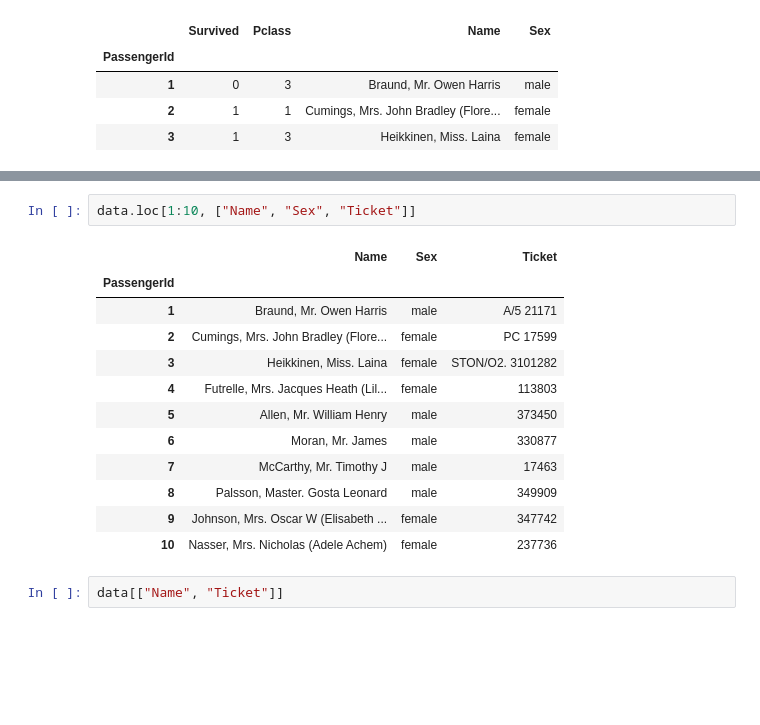
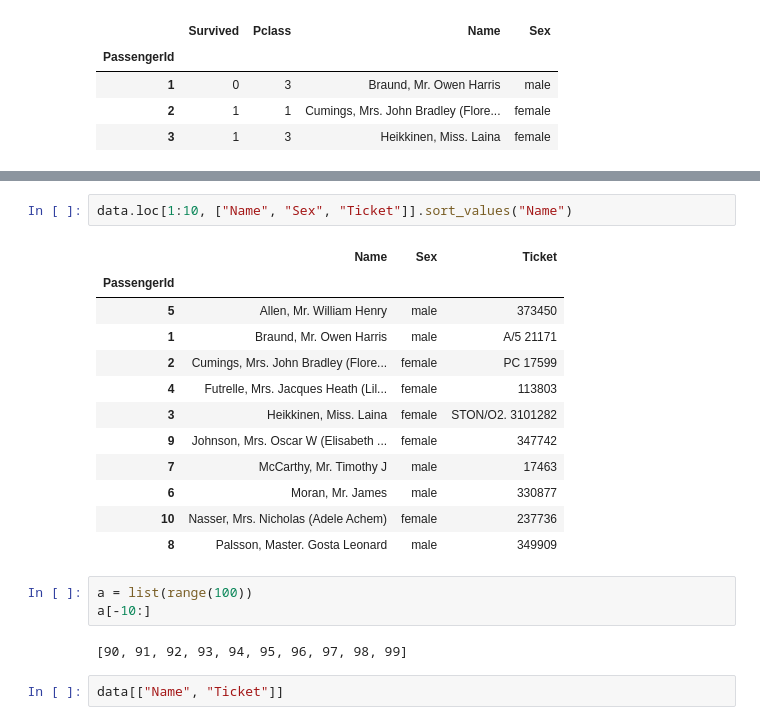
Before and after one commit to Argentan/DMA_LAB2, a Jupyter notebook: tutoriales/02_manejo de datos - pandas.ipynb, the cells around one changed output, grey strips where cells are left out. Saved outputs shown, nothing was run; the diff lists cells and outputs as text; blank space fills up the shorter version.

```diff
--- a/tutoriales/02_manejo de datos - pandas.ipynb
+++ b/tutoriales/02_manejo de datos - pandas.ipynb
@@ -211,20 +279,25 @@ data.iloc[-3:]
 | 890 | 1 | 1 | Behr, Mr. Karl Howell | male | 26.00 | 0 | 0 | 111369 | 30.00 | C148 | ... |
 | 891 | 0 | 3 | Dooley, Mr. Patrick | male | 32.00 | 0 | 0 | 370376 | 7.75 | NaN | ... |
 # %%
-data.loc[1:10, ["Name", "Sex", "Ticket"]]
+data.loc[1:10, ["Name", "Sex", "Ticket"]].sort_values("Name")
 # %% [output]
 |  | Name | Sex | Ticket |
 | PassengerId |  |  |  |
+| 5 | Allen, Mr. William Henry | male | 373450 |
 | 1 | Braund, Mr. Owen Harris | male | A/5 21171 |
 | 2 | Cumings, Mrs. John Bradley (Flore... | female | PC 17599 |
+| 4 | Futrelle, Mrs. Jacques Heath (Lil... | female | 113803 |
 | 3 | Heikkinen, Miss. Laina | female | STON/O2. 3101282 |
-| 4 | Futrelle, Mrs. Jacques Heath (Lil... | female | 113803 |
-| 5 | Allen, Mr. William Henry | male | 373450 |
+| 9 | Johnson, Mrs. Oscar W (Elisabeth ... | female | 347742 |
+| 7 | McCarthy, Mr. Timothy J | male | 17463 |
 | 6 | Moran, Mr. James | male | 330877 |
-| 7 | McCarthy, Mr. Timothy J | male | 17463 |
+| 10 | Nasser, Mrs. Nicholas (Adele Achem) | female | 237736 |
 | 8 | Palsson, Master. Gosta Leonard | male | 349909 |
-| 9 | Johnson, Mrs. Oscar W (Elisabeth ... | female | 347742 |
-| 10 | Nasser, Mrs. Nicholas (Adele Achem) | female | 237736 |
+# %%
+a = list(range(100))
+a[-10:]
+# %% [output]
+[90, 91, 92, 93, 94, 95, 96, 97, 98, 99]
 # %%
 data[["Name", "Ticket"]]
 # %% [output]
```
Also changed, not shown: parts of 50 cells of this notebook, 4 other files.
